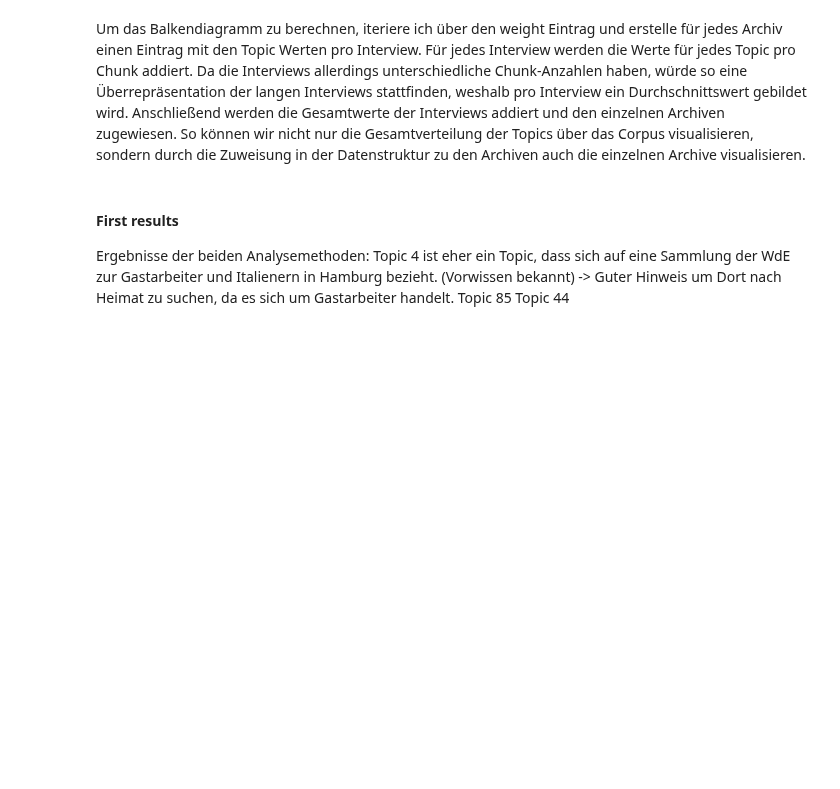
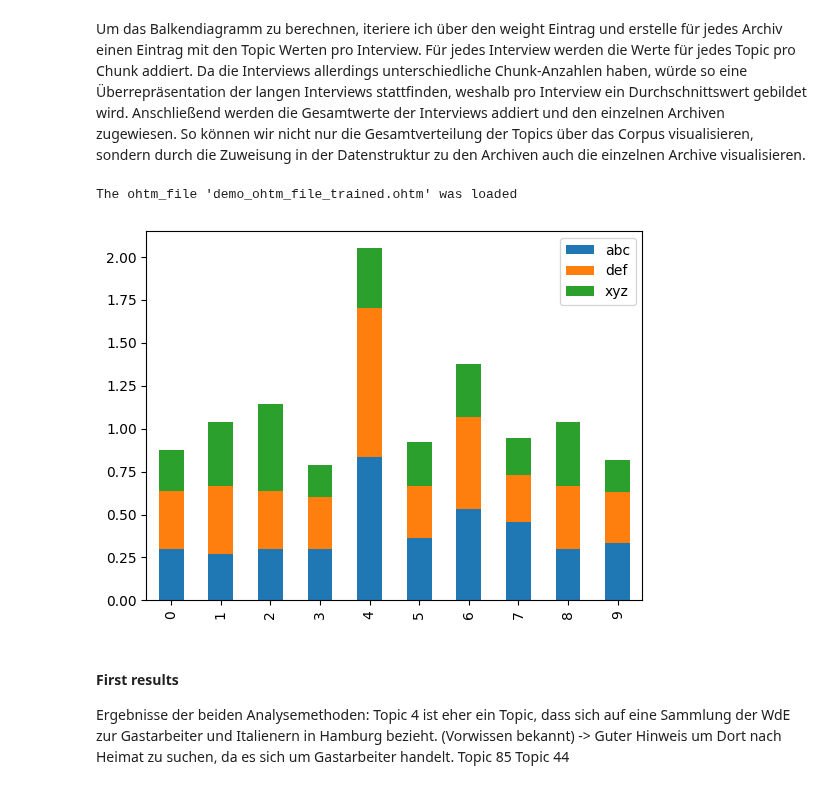
Before and after one commit to bayerschphi/OHTM-a-oral-history-topic-modeling-pipeline, a Jupyter notebook: OHTM a oral history topic modeling pipeline.ipynb, the cells around one changed output. Saved outputs shown, nothing was run; the diff lists cells and outputs as text; code cells hidden in the pictures; blank space fills up the shorter version.

```diff
--- a/OHTM a oral history topic modeling pipeline.ipynb
+++ b/OHTM a oral history topic modeling pipeline.ipynb
@@ -129,17 +167,17 @@ output_folder: str = (r"./Demo")
 load_file_name = "demo_ohtm_file_trained"
 ohtm_file = load_json_function(load_file_name, output_folder)
 
-interview_id = abc0001
-archive = abd
-chunk = 4
-topioc = 5
+interview_id = "abc0001"
+archive = "abc"
+chunk = 5
+topic = 5
 
-print("Topic Verteilung " + ohtm_file["weight"][archive][interview_id][str(chunk)][str(topic)])
-print("Topic words " + ohtm_file["words"][str(topic)][:10])
+print(ohtm_file["weight"][archive][interview_id][str(chunk)][str(topic)])
+print(ohtm_file["words"][str(topic)][:10])
 print("Chunks")
 for sents in ohtm_file["corpus"][archive][interview_id]["sent"]:
-    if sents in ohtm_file["corpus"][archive][interview_id]["sent"][sents]["chunk"] == chunk:
-        print(ohtm_file["coprus"][archive][interview_id]["sent"][sents]["raw"])
+    if ohtm_file["corpus"][archive][interview_id]["sent"][sents]["chunk"] == chunk:
+        print(ohtm_file["corpus"][archive][interview_id]["sent"][sents]["raw"])
 # %% [markdown]
 #### Corpus
 
@@ -841,6 +883,7 @@ Die Balkengraffunktion erstellt auf Grundlage der Topic-weight-Verteilung der Ch
 # %% [markdown]
 Um das Balkendiagramm zu berechnen, iteriere ich über den weight Eintrag und erstelle für jedes Archiv einen Eintrag mit den Topic Werten pro Interview. Für jedes Interview werden die Werte für jedes Topic pro Chunk addiert. Da die Interviews allerdings unterschiedliche Chunk-Anzahlen haben, würde so eine Überrepräsentation der langen Interviews stattfinden, weshalb pro Interview ein Durchschnittswert gebildet wird. Anschließend werden die Gesamtwerte der Interviews addiert und den einzelnen Archiven zugewiesen. So können wir nicht nur die Gesamtverteilung der Topics über das Corpus visualisieren, sondern durch die Zuweisung in der Datenstruktur zu den Archiven auch die einzelnen Archive visualisieren.
 # %%
+#Definition für die Preview des Aufsatzes. Im Endaufsatz abändern und zum original zurück schreiben
 def bar_graph_corpus(ohtm_file, show_fig: bool = True, return_fig: bool = False):
     ohtm_file = convert_ohtm_file(ohtm_file)
     if ohtm_file["settings"]["topic_modeling"]["trained"] == "True":
@@ -878,14 +921,19 @@ def bar_graph_corpus(ohtm_file, show_fig: bool = True, return_fig: bool = False)
 
         df = pd.DataFrame.from_dict(bar_dic)
         df.index = pd.to_numeric(df.index)
-        fig = px.bar(df, color_discrete_sequence=px.colors.qualitative.G10)
-        fig.update_layout(margin=dict(l=20, r=20, t=20, b=20))
-        if show_fig:
-            fig.show()
-        if return_fig:
-            return fig
+        ax = df.plot.bar(stacked=True)
+
     else:
         print("No Topic Model trained")
+# %%
+output_folder: str = (r"./Demo")
+load_file_name = "demo_ohtm_file_trained"
+ohtm_file = load_json_function(load_file_name, output_folder)
+
+bar_graph_corpus(ohtm_file)
+# %% [output]
+The ohtm_file 'demo_ohtm_file_trained.ohtm' was loaded
+[figure, added]
 # %% [markdown]
 #### First results
 Ergebnisse der beiden Analysemethoden:
```
Also changed, not shown: parts of 10 cells of this notebook.
